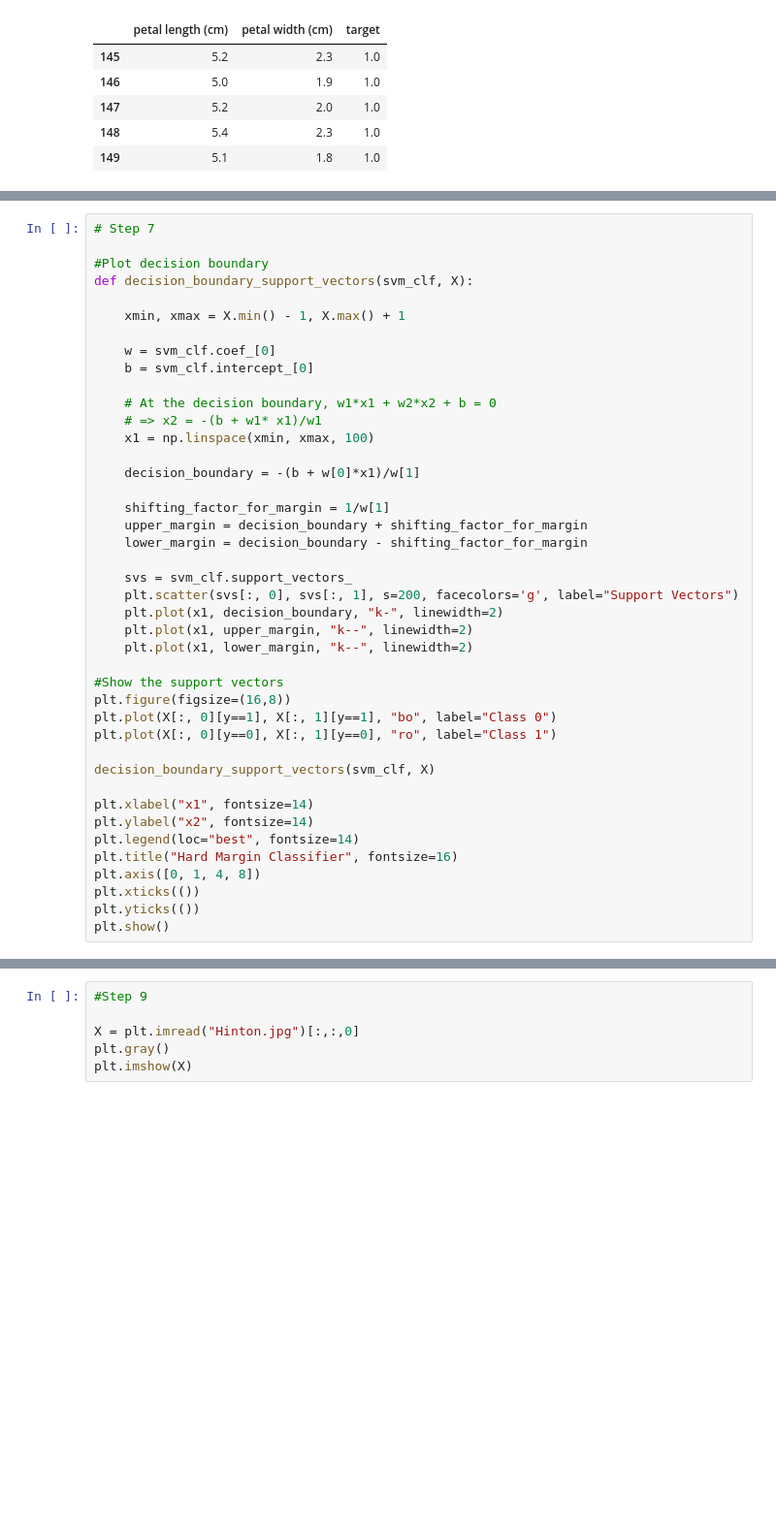
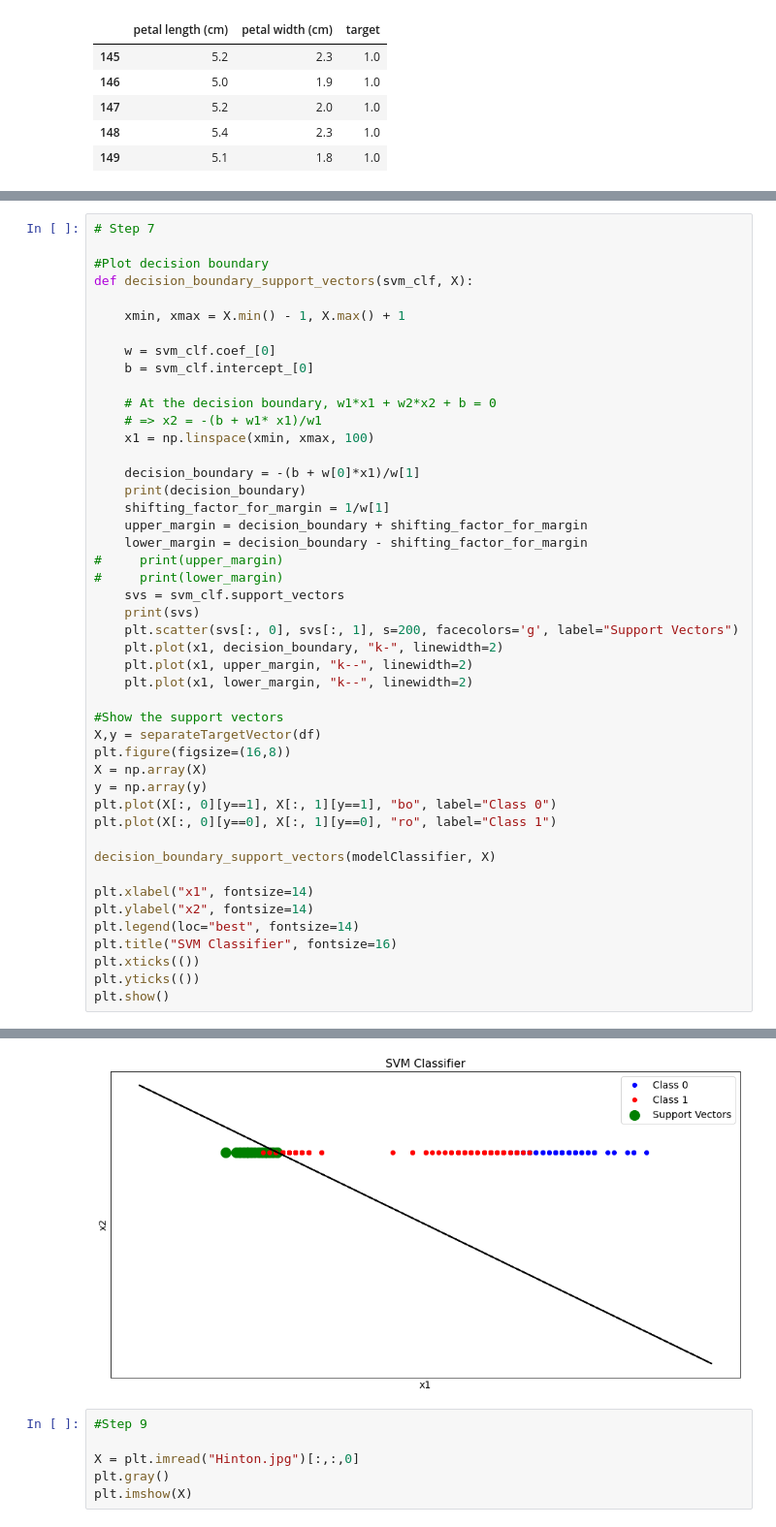
Before and after one commit to syeap2/CSCE478_ml, a Jupyter notebook: Assignment 4.ipynb, the cells around one changed output, grey strips where cells are left out. Shown at 97% size. Cells and saved outputs as stored; diff of their text form; blank space fills up the shorter version.

```diff
--- a/Assignment 4.ipynb
+++ b/Assignment 4.ipynb
@@ -499,29 +485,34 @@ def decision_boundary_support_vectors(svm_clf, X):
     x1 = np.linspace(xmin, xmax, 100)
 
     decision_boundary = -(b + w[0]*x1)/w[1]
-
+    print(decision_boundary)
     shifting_factor_for_margin = 1/w[1]
     upper_margin = decision_boundary + shifting_factor_for_margin
     lower_margin = decision_boundary - shifting_factor_for_margin
-
-    svs = svm_clf.support_vectors_
+#     print(upper_margin)
+#     print(lower_margin)
+    svs = svm_clf.support_vectors
+    print(svs)
     plt.scatter(svs[:, 0], svs[:, 1], s=200, facecolors='g', label="Support Vectors")
     plt.plot(x1, decision_boundary, "k-", linewidth=2)
     plt.plot(x1, upper_margin, "k--", linewidth=2)
     plt.plot(x1, lower_margin, "k--", linewidth=2)
 
 #Show the support vectors
+X,y = separateTargetVector(df)
 plt.figure(figsize=(16,8))
+X = np.array(X)
+y = np.array(y)
 plt.plot(X[:, 0][y==1], X[:, 1][y==1], "bo", label="Class 0")
 plt.plot(X[:, 0][y==0], X[:, 1][y==0], "ro", label="Class 1")
 
-decision_boundary_support_vectors(svm_clf, X)
+decision_boundary_support_vectors(modelClassifier, X)
 
 plt.xlabel("x1", fontsize=14)
 plt.ylabel("x2", fontsize=14)
 plt.legend(loc="best", fontsize=14)
-plt.title("Hard Margin Classifier", fontsize=16)
-plt.axis([0, 1, 4, 8])
+plt.title("SVM Classifier", fontsize=16)
 plt.xticks(())
 plt.yticks(())
 plt.show()
+# %% [output]
@@ -528,3 +536,4 @@ plt.show()
+[figure, added]
 # %%
 #Step 9
 
```
Also changed, not shown: parts of 10 cells of this notebook.
